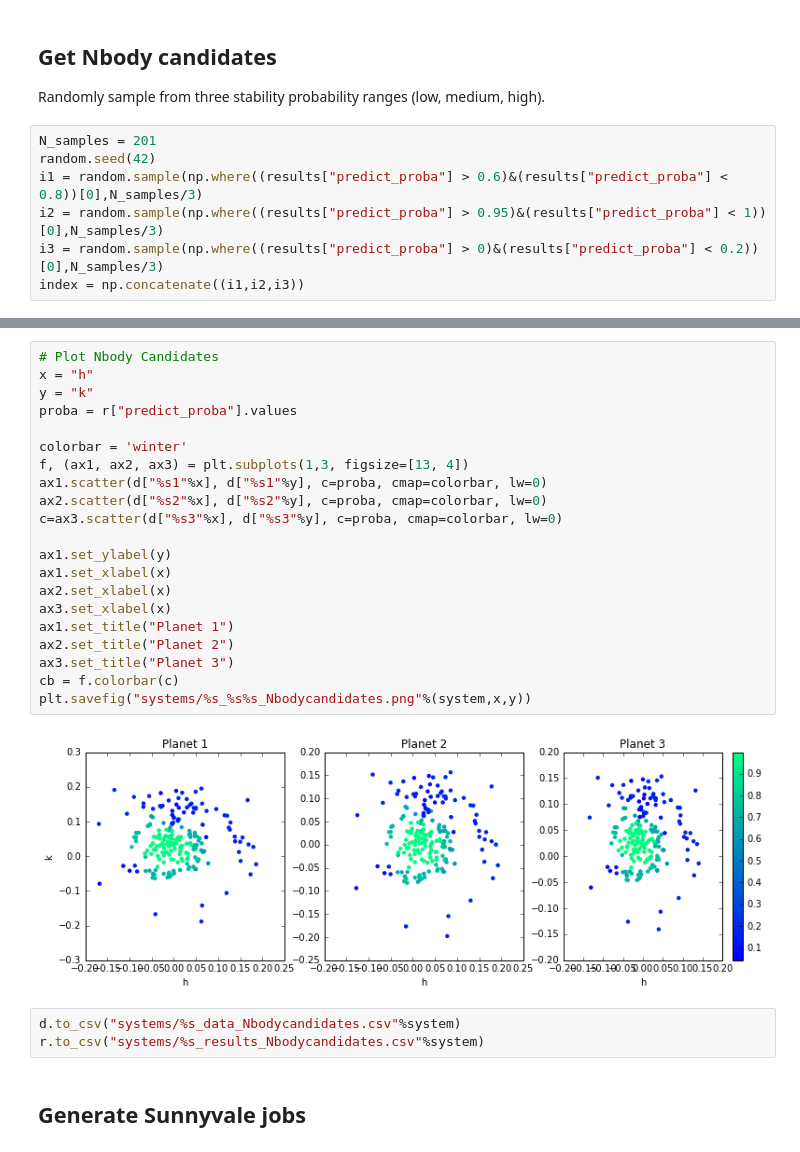
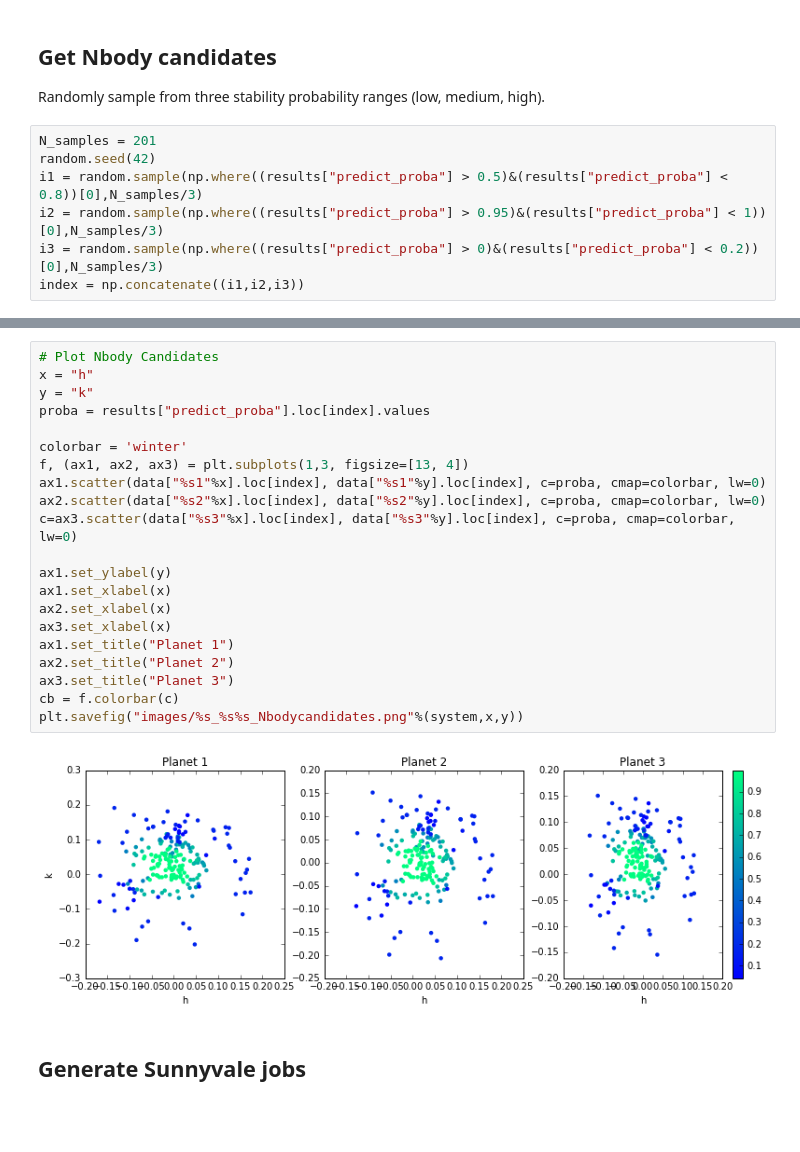
Before and after one commit to afcarl/stability_predict, a Jupyter notebook: analyzesystem.ipynb, the cells around one changed output, grey strips where cells are left out. Saved outputs shown, nothing was run; the diff lists cells and outputs as text; blank space fills up the shorter version.

```diff
--- a/analyzesystem.ipynb
+++ b/analyzesystem.ipynb
@@ -69,7 +66,7 @@ Randomly sample from three stability probability ranges (low, medium, high).
 # %%
 N_samples = 201
 random.seed(42)
-i1 = random.sample(np.where((results["predict_proba"] > 0.6)&(results["predict_proba"] < 0.8))[0],N_samples/3)
+i1 = random.sample(np.where((results["predict_proba"] > 0.5)&(results["predict_proba"] < 0.8))[0],N_samples/3)
 i2 = random.sample(np.where((results["predict_proba"] > 0.95)&(results["predict_proba"] < 1))[0],N_samples/3)
 i3 = random.sample(np.where((results["predict_proba"] > 0)&(results["predict_proba"] < 0.2))[0],N_samples/3)
 index = np.concatenate((i1,i2,i3))
@@ -88,29 +82,26 @@ d.head()
 # %%
 # Plot Nbody Candidates
 x = "h"
 y = "k"
-proba = r["predict_proba"].values
+proba = results["predict_proba"].loc[index].values
 
 colorbar = 'winter'
 f, (ax1, ax2, ax3) = plt.subplots(1,3, figsize=[13, 4])
-ax1.scatter(d["%s1"%x], d["%s1"%y], c=proba, cmap=colorbar, lw=0)
-ax2.scatter(d["%s2"%x], d["%s2"%y], c=proba, cmap=colorbar, lw=0)
-c=ax3.scatter(d["%s3"%x], d["%s3"%y], c=proba, cmap=colorbar, lw=0)
+ax1.scatter(data["%s1"%x].loc[index], data["%s1"%y].loc[index], c=proba, cmap=colorbar, lw=0)
+ax2.scatter(data["%s2"%x].loc[index], data["%s2"%y].loc[index], c=proba, cmap=colorbar, lw=0)
+c=ax3.scatter(data["%s3"%x].loc[index], data["%s3"%y].loc[index], c=proba, cmap=colorbar, lw=0)
 
 ax1.set_ylabel(y)
 ax1.set_xlabel(x)
 ax2.set_xlabel(x)
 ax3.set_xlabel(x)
 ax1.set_title("Planet 1")
 ax2.set_title("Planet 2")
 ax3.set_title("Planet 3")
 cb = f.colorbar(c)
-plt.savefig("systems/%s_%s%s_Nbodycandidates.png"%(system,x,y))
+plt.savefig("images/%s_%s%s_Nbodycandidates.png"%(system,x,y))
 # %% [output]
-[figure, old version]
+[figure, new version]
-# %%
-d.to_csv("systems/%s_data_Nbodycandidates.csv"%system)
-r.to_csv("systems/%s_results_Nbodycandidates.csv"%system)
 # %% [markdown]
 ## Generate Sunnyvale jobs
 # %%
```
Also changed, not shown: parts of 5 cells of this notebook, 5 other files.
